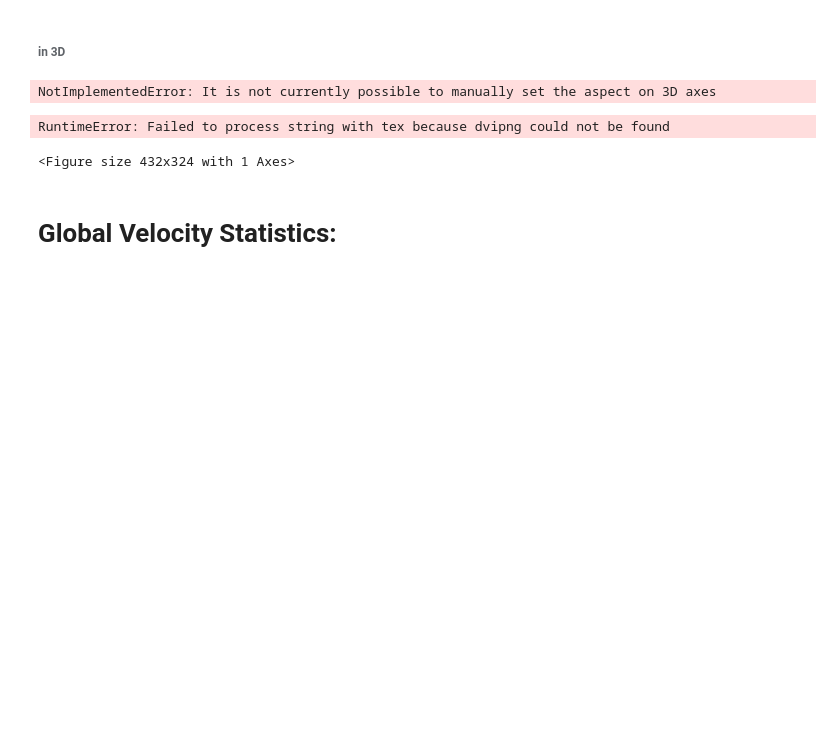
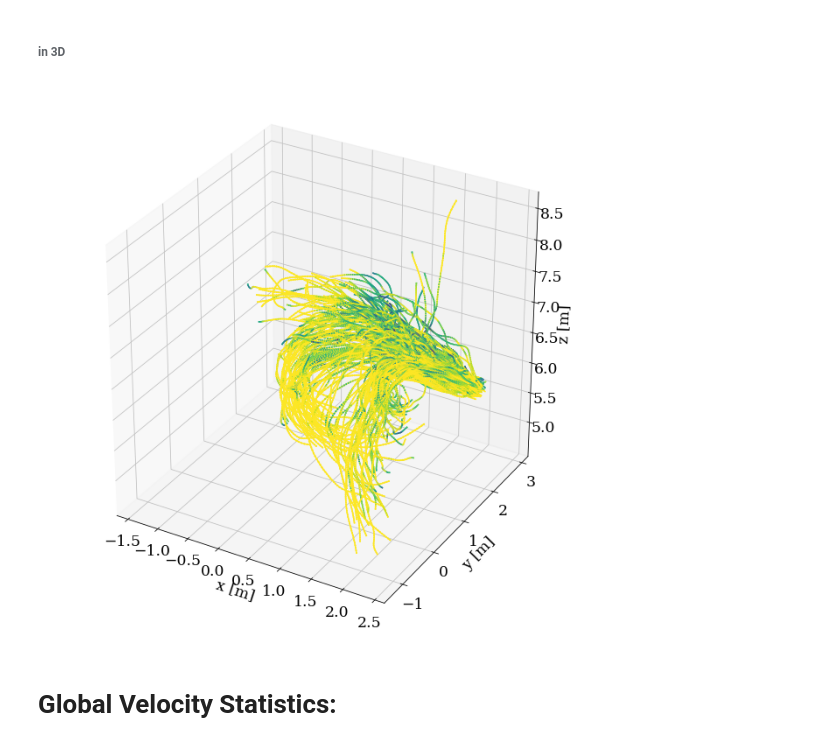
Before and after one commit to OpenPTV/lagrangian_plotting_library, a Jupyter notebook: Tutorials.ipynb, the cells around one changed output. Drawn from its saved outputs; the diff is of its cells as text; code cells hidden in the pictures; blank space fills up the shorter version.

Commit message:
version that works on Mac OS  X with Python 3 and Matplotlib 3.

```diff
--- a/Tutorials.ipynb
+++ b/Tutorials.ipynb
@@ -26,14 +26,13 @@ params = {'legend.fontsize': 'x-large',
          'font.family': ['serif'],
          'font.sans-serif' : 'Computer Modern Roman',
          'grid.color': '#c1c1c1',
-         'text.usetex' : 'true',
+         'text.usetex' : 'False', # set True and see if it works for your LaTeX installation
          'legend.framealpha' : '1.0',
          'lines.markersize': '7.0',
          'lines.markeredgewidth': '0.5'}
 pylab.rcParams.update(params)
 
 
-
 colors = plt.rcParams['axes.prop_cycle'].by_key()['color']
 shapes = ['X','o', 'd', 'v', '^', '<', '>', 'P', '8', 's', 'p', '*', 'h', 'H', 'D']
 # %% [markdown]
@@ -91,16 +87,14 @@ RuntimeError: Failed to process string with tex because dvipng could not be foun
 # %%
 from utils import plot_3D_quiver
 
 
-fig, ax = plot_3D_quiver(traj_list, 1.0, subtract_mean = False, FPS = FPS,
-                   size_fator = 2.0, aspect = 'equal')
+fig, ax = plot_3D_quiver(traj_list, 1.0, subtract_mean = False, FPS = FPS, size_factor = 2.0)
+# , aspect = 'equal') - # removed due to some bug in matplotlib 3.1
 
 fig.set_size_inches(9,9)
 plt.tight_layout()
 # %% [output]
-NotImplementedError: It is not currently possible to manually set the aspect on 3D axes
-RuntimeError: Failed to process string with tex because dvipng could not be found
-<Figure size 432x324 with 1 Axes>
+[figure, added]
 # %% [markdown]
 # Global Velocity Statistics:
 # %% [markdown]
```
Also changed, not shown: parts of 7 cells of this notebook, 1 other file.
